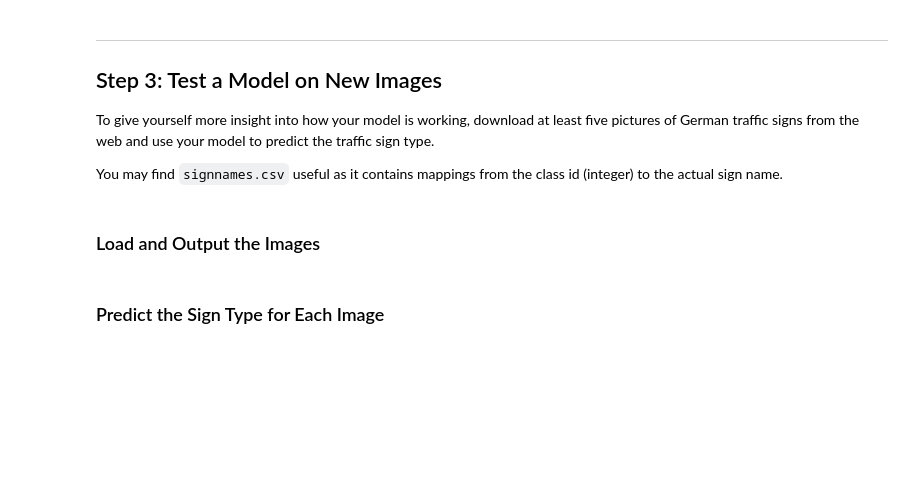
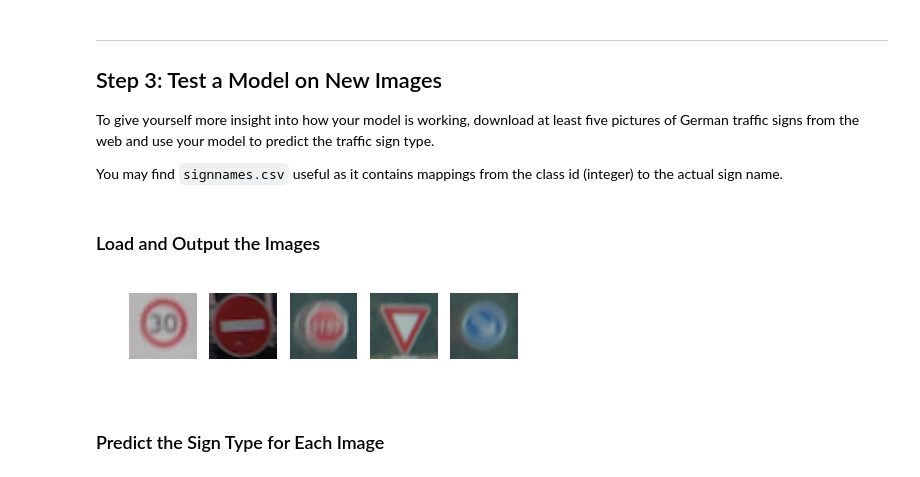
Before and after one commit to kadongre/CarND-Traffic-Sign-Classifier-Project, a Jupyter notebook: Traffic_Sign_Classifier.ipynb, the cells around one changed output. Saved outputs shown, nothing was run; the diff lists cells and outputs as text; code cells hidden in the pictures; blank space fills up the shorter version.

```diff
--- a/Traffic_Sign_Classifier.ipynb
+++ b/Traffic_Sign_Classifier.ipynb
@@ -564,7 +564,7 @@ def MultiScaleConvNet(x):
     #Concat flattened layer 2 and layer 3
     fc0 = tf.concat([flat_l3, flat_l2], 1)
     # Dropout
-    fc0_dropout = tf.nn.dropout(fc0, 0.67)
+    fc0_dropout = tf.nn.dropout(fc0, 0.5)
 
     #Layer 4: Fully Connected
     fc1_W = tf.Variable(tf.truncated_normal(shape = l4_output_shape, mean = mu, stddev = sigma))
@@ -631,7 +631,7 @@ import time
 from sklearn.utils import shuffle
 
 EPOCHS = 60
-BATCH_SIZE = 256
+BATCH_SIZE = 128
 
 with tf.Session() as sess:
     sess.run(tf.global_variables_initializer())
@@ -710,2 +707,21 @@ You may find `signnames.csv` useful as it contains mappings from the class id (i
+# %%
+#Load the test images
+import glob
+import matplotlib.image as mpimg
+
+
+plt_figure, plt_axis = plt.subplots(1, 5, figsize=(5, 2))
+plt_figure.subplots_adjust(hspace = 0.2)
+plt_axis = plt_axis.flatten()
+my_test = []
+
+for i, file_name in enumerate(glob.glob('./my_test_images/*.png')):
+    image = cv2.imread(file_name)
+    image = cv2.cvtColor(image, cv2.COLOR_BGR2RGB)
+    plt_axis[i].axis('off')
+    plt_axis[i].imshow(image)
+    my_test.append(image)
+# %% [output]
+[figure, added]
 # %% [markdown]
 ### Predict the Sign Type for Each Image
```
Also changed, not shown: parts of 15 cells of this notebook.
